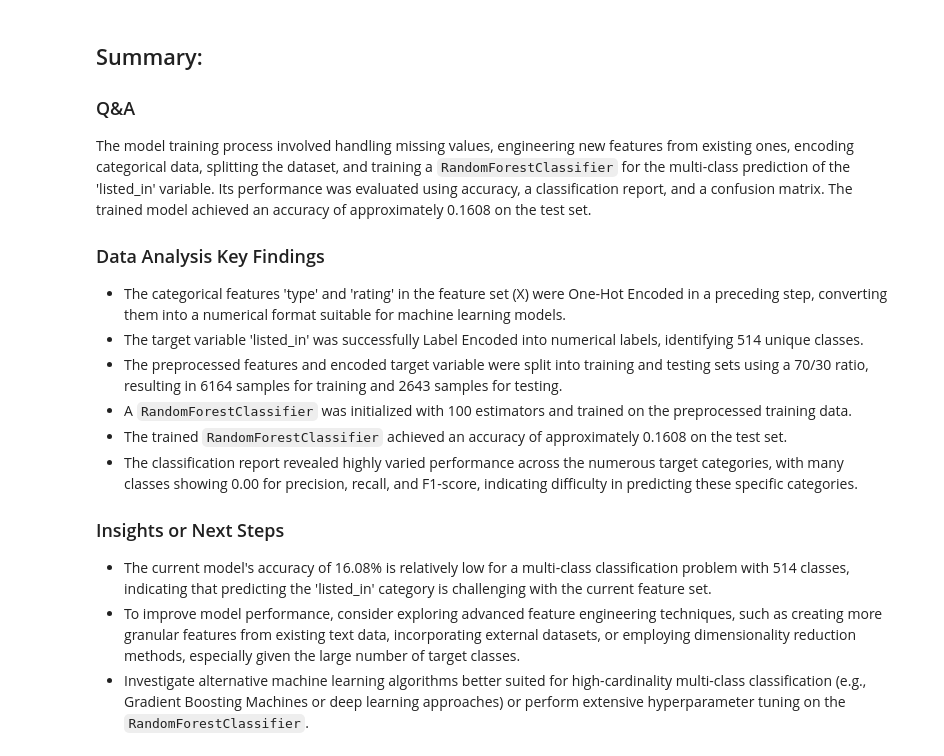
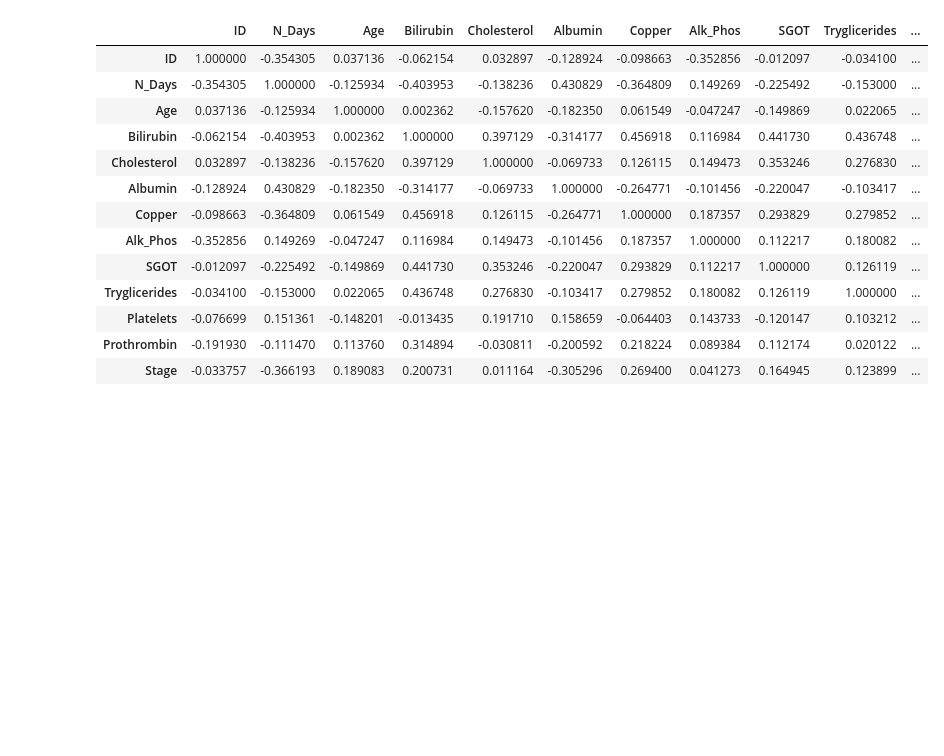
Before and after one commit to mehaklaha/Machine-Learning-LAB-Repo, a Jupyter notebook: Lab4.ipynb, the cells around one changed output. Drawn from its saved outputs; the diff is of its cells as text; code cells hidden in the pictures; blank space fills up the shorter version.

```diff
--- a/Lab4.ipynb
+++ b/Lab4.ipynb
@@ -939,20 +99,0 @@ Provide a comprehensive summary of the model training process, including the cho
-# %% [markdown]
-## Summary:
-
-### Q&A
-The model training process involved handling missing values, engineering new features from existing ones, encoding categorical data, splitting the dataset, and training a `RandomForestClassifier` for the multi-class prediction of the 'listed_in' variable. Its performance was evaluated using accuracy, a classification report, and a confusion matrix. The trained model achieved an accuracy of approximately 0.1608 on the test set.
-
-### Data Analysis Key Findings
-
-*   The categorical features 'type' and 'rating' in the feature set (X) were One-Hot Encoded in a preceding step, converting them into a numerical format suitable for machine learning models.
-*   The target variable 'listed_in' was successfully Label Encoded into numerical labels, identifying 514 unique classes.
-*   The preprocessed features and encoded target variable were split into training and testing sets using a 70/30 ratio, resulting in 6164 samples for training and 2643 samples for testing.
-*   A `RandomForestClassifier` was initialized with 100 estimators and trained on the preprocessed training data.
-*   The trained `RandomForestClassifier` achieved an accuracy of approximately 0.1608 on the test set.
-*   The classification report revealed highly varied performance across the numerous target categories, with many classes showing 0.00 for precision, recall, and F1-score, indicating difficulty in predicting these specific categories.
-
-### Insights or Next Steps
-
-*   The current model's accuracy of 16.08\% is relatively low for a multi-class classification problem with 514 classes, indicating that predicting the 'listed\_in' category is challenging with the current feature set.
-*   To improve model performance, consider exploring advanced feature engineering techniques, such as creating more granular features from existing text data, incorporating external datasets, or employing dimensionality reduction methods, especially given the large number of target classes.
-*   Investigate alternative machine learning algorithms better suited for high-cardinality multi-class classification (e.g., Gradient Boosting Machines or deep learning approaches) or perform extensive hyperparameter tuning on the `RandomForestClassifier`.
@@ -958,0 +102,21 @@ The model training process involved handling missing values, engineering new fea
+# %%
+df_numeric = df.select_dtypes(include=[np.number])
+
+corr_matrix = df_numeric.corr()
+
+corr_matrix
+# %% [output]
+|  | ID | N_Days | Age | Bilirubin | Cholesterol | Albumin | Copper | Alk_Phos | SGOT | Tryglicerides | ... |
+| ID | 1.000000 | -0.354305 | 0.037136 | -0.062154 | 0.032897 | -0.128924 | -0.098663 | -0.352856 | -0.012097 | -0.034100 | ... |
+| N_Days | -0.354305 | 1.000000 | -0.125934 | -0.403953 | -0.138236 | 0.430829 | -0.364809 | 0.149269 | -0.225492 | -0.153000 | ... |
+| Age | 0.037136 | -0.125934 | 1.000000 | 0.002362 | -0.157620 | -0.182350 | 0.061549 | -0.047247 | -0.149869 | 0.022065 | ... |
+| Bilirubin | -0.062154 | -0.403953 | 0.002362 | 1.000000 | 0.397129 | -0.314177 | 0.456918 | 0.116984 | 0.441730 | 0.436748 | ... |
+| Cholesterol | 0.032897 | -0.138236 | -0.157620 | 0.397129 | 1.000000 | -0.069733 | 0.126115 | 0.149473 | 0.353246 | 0.276830 | ... |
+| Albumin | -0.128924 | 0.430829 | -0.182350 | -0.314177 | -0.069733 | 1.000000 | -0.264771 | -0.101456 | -0.220047 | -0.103417 | ... |
+| Copper | -0.098663 | -0.364809 | 0.061549 | 0.456918 | 0.126115 | -0.264771 | 1.000000 | 0.187357 | 0.293829 | 0.279852 | ... |
+| Alk_Phos | -0.352856 | 0.149269 | -0.047247 | 0.116984 | 0.149473 | -0.101456 | 0.187357 | 1.000000 | 0.112217 | 0.180082 | ... |
+| SGOT | -0.012097 | -0.225492 | -0.149869 | 0.441730 | 0.353246 | -0.220047 | 0.293829 | 0.112217 | 1.000000 | 0.126119 | ... |
+| Tryglicerides | -0.034100 | -0.153000 | 0.022065 | 0.436748 | 0.276830 | -0.103417 | 0.279852 | 0.180082 | 0.126119 | 1.000000 | ... |
+| Platelets | -0.076699 | 0.151361 | -0.148201 | -0.013435 | 0.191710 | 0.158659 | -0.064403 | 0.143733 | -0.120147 | 0.103212 | ... |
+| Prothrombin | -0.191930 | -0.111470 | 0.113760 | 0.314894 | -0.030811 | -0.200592 | 0.218224 | 0.089384 | 0.112174 | 0.020122 | ... |
+| Stage | -0.033757 | -0.366193 | 0.189083 | 0.200731 | 0.011164 | -0.305296 | 0.269400 | 0.041273 | 0.164945 | 0.123899 | ... |
```
Also changed, not shown: parts of 92 cells of this notebook.
